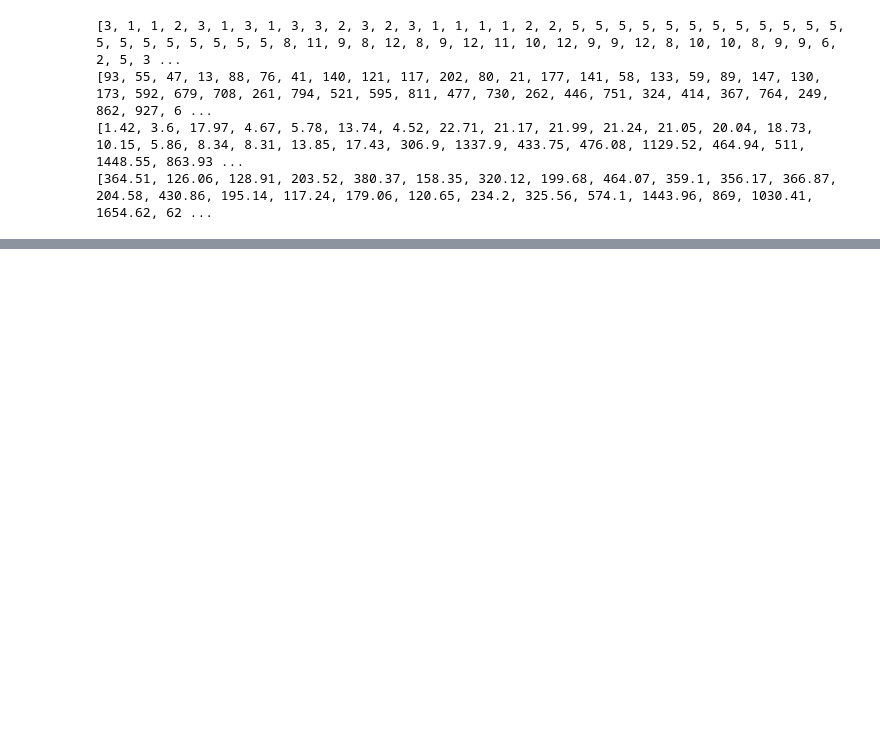
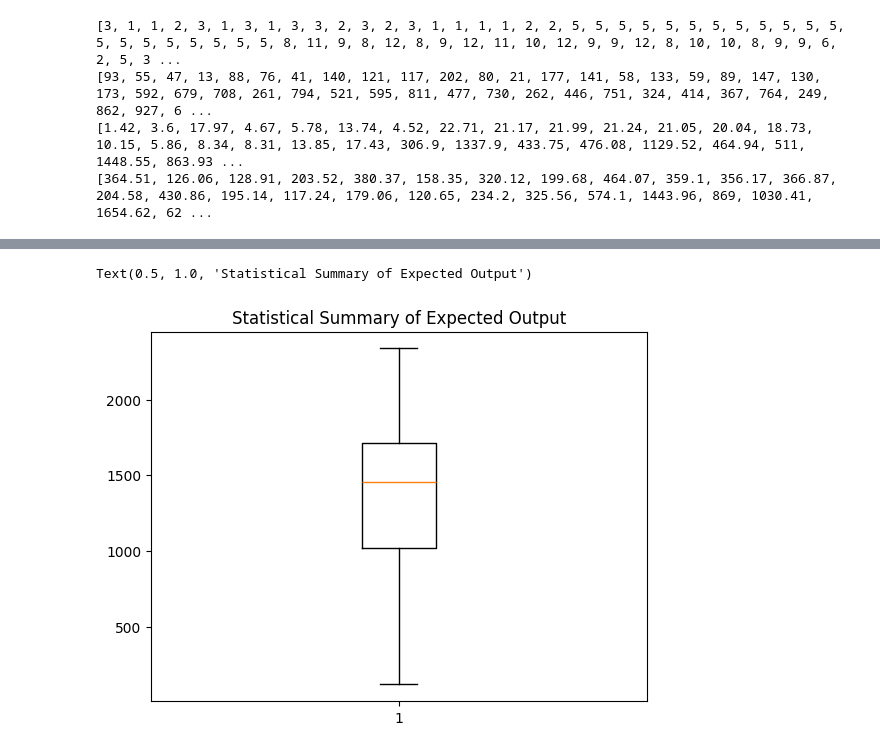
Before and after one commit to srazam/MachineLearningTeamProject, a Jupyter notebook: dataExp.ipynb, the cells around one changed output, grey strips where cells are left out. Saved outputs shown, nothing was run; the diff lists cells and outputs as text; code cells hidden in the pictures; blank space fills up the shorter version.

```diff
--- a/dataExp.ipynb
+++ b/dataExp.ipynb
@@ -98,0 +119,6 @@ print(output)
+# %%
+plt.boxplot(output)
+plt.title("Statistical Summary of Expected Output")
+# %% [output]
+Text(0.5, 1.0, 'Statistical Summary of Expected Output')
+[figure, added]
```
Also changed, not shown: parts of 4 cells of this notebook.
